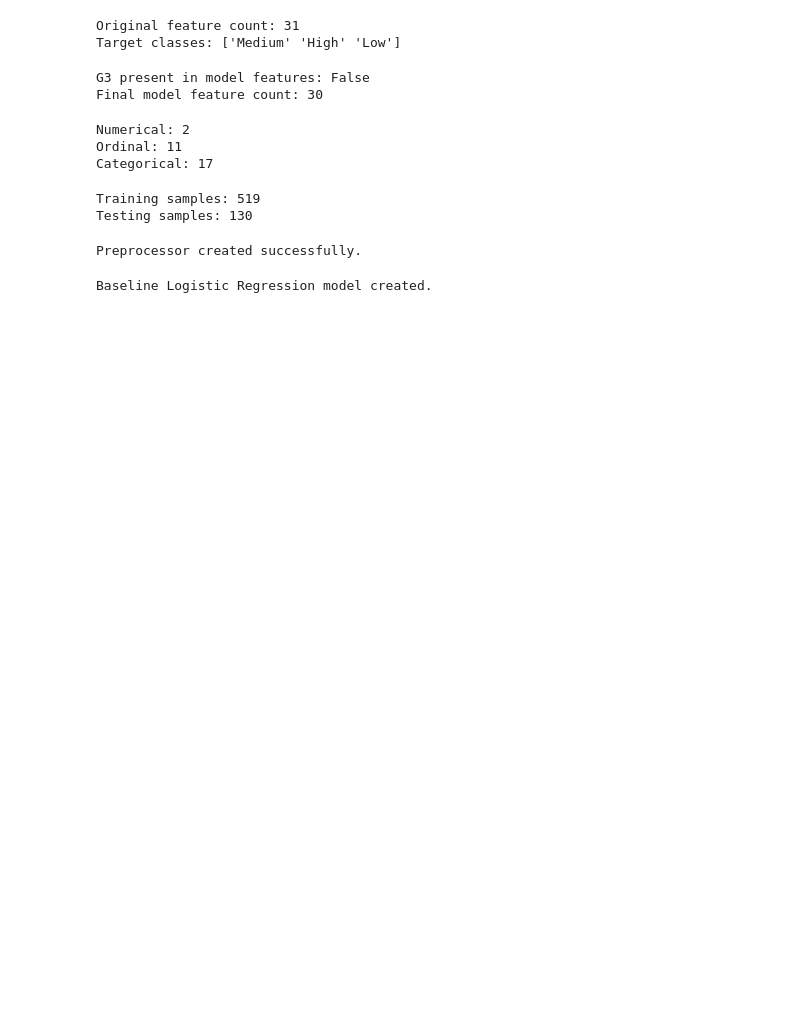
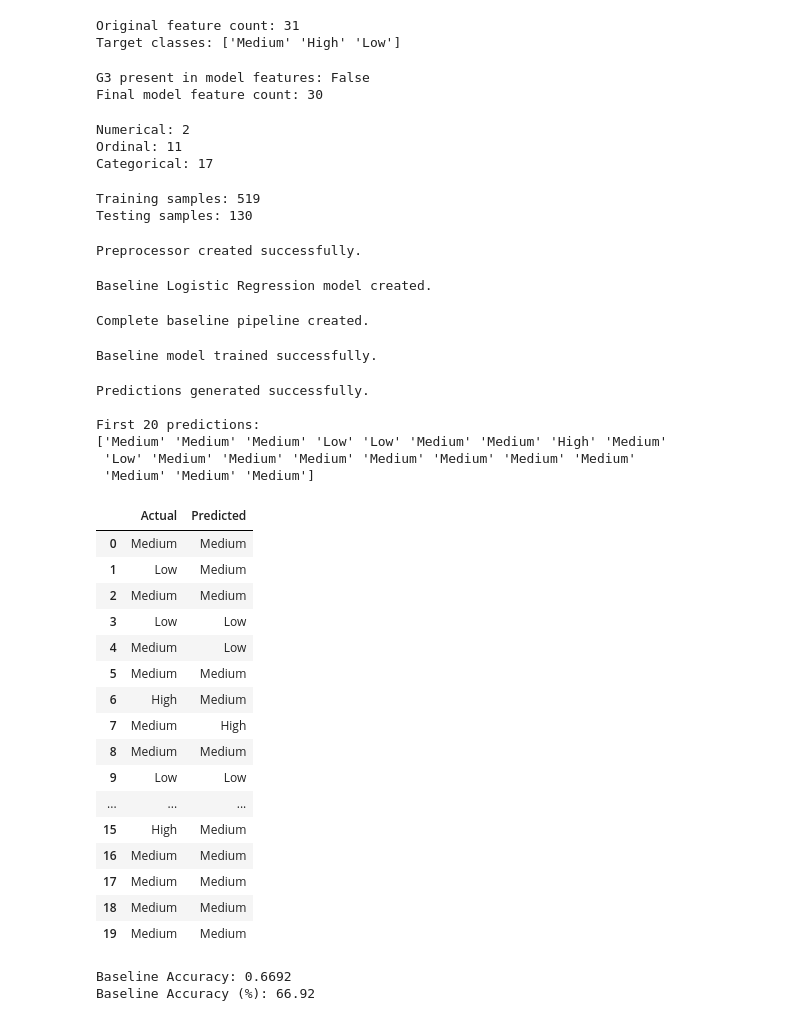
Before and after one commit to lightcode01-oss/IYB_INTERNSHIP, a Jupyter notebook: Day_08_Baseline_Classification_Model.ipynb, the cells around one changed output. Cells and saved outputs as stored; diff of their text form; code cells hidden in the pictures; blank space fills up the shorter version.

```diff
--- a/Day_08_Baseline_Classification_Model.ipynb
+++ b/Day_08_Baseline_Classification_Model.ipynb
@@ -210,3 +210,73 @@ baseline_model = LogisticRegression(
 print("Baseline Logistic Regression model created.")
 # %% [output]
 Baseline Logistic Regression model created.
+# %%
+baseline_pipeline = Pipeline(
+    steps=[
+        ("preprocessor", preprocessor),
+        ("classifier", baseline_model)
+    ]
+)
+
+print("Complete baseline pipeline created.")
+# %% [output]
+Complete baseline pipeline created.
+# %%
+baseline_pipeline.fit(
+    X_train,
+    y_train
+)
+
+print("Baseline model trained successfully.")
+# %% [output]
+Baseline model trained successfully.
+# %%
+y_pred = baseline_pipeline.predict(X_test)
+
+print("Predictions generated successfully.")
+
+print("\nFirst 20 predictions:")
+print(y_pred[:20])
+# %% [output]
+Predictions generated successfully.
+
+First 20 predictions:
+['Medium' 'Medium' 'Medium' 'Low' 'Low' 'Medium' 'Medium' 'High' 'Medium'
+ 'Low' 'Medium' 'Medium' 'Medium' 'Medium' 'Medium' 'Medium' 'Medium'
+ 'Medium' 'Medium' 'Medium']
+# %%
+prediction_comparison = pd.DataFrame({
+    "Actual": y_test.values,
+    "Predicted": y_pred
+})
+
+prediction_comparison.head(20)
+# %% [output]
+|  | Actual | Predicted |
+| 0 | Medium | Medium |
+| 1 | Low | Medium |
+| 2 | Medium | Medium |
+| 3 | Low | Low |
+| 4 | Medium | Low |
+| 5 | Medium | Medium |
+| 6 | High | Medium |
+| 7 | Medium | High |
+| 8 | Medium | Medium |
+| 9 | Low | Low |
+| ... | ... | ... |
+| 15 | High | Medium |
+| 16 | Medium | Medium |
+| 17 | Medium | Medium |
+| 18 | Medium | Medium |
+| 19 | Medium | Medium |
+# %%
+accuracy = accuracy_score(
+    y_test,
+    y_pred
+)
+
+print("Baseline Accuracy:", round(accuracy, 4))
+print("Baseline Accuracy (%):", round(accuracy * 100, 2))
+# %% [output]
+Baseline Accuracy: 0.6692
+Baseline Accuracy (%): 66.92
```
Also changed, not shown: parts of 5 cells of this notebook.
